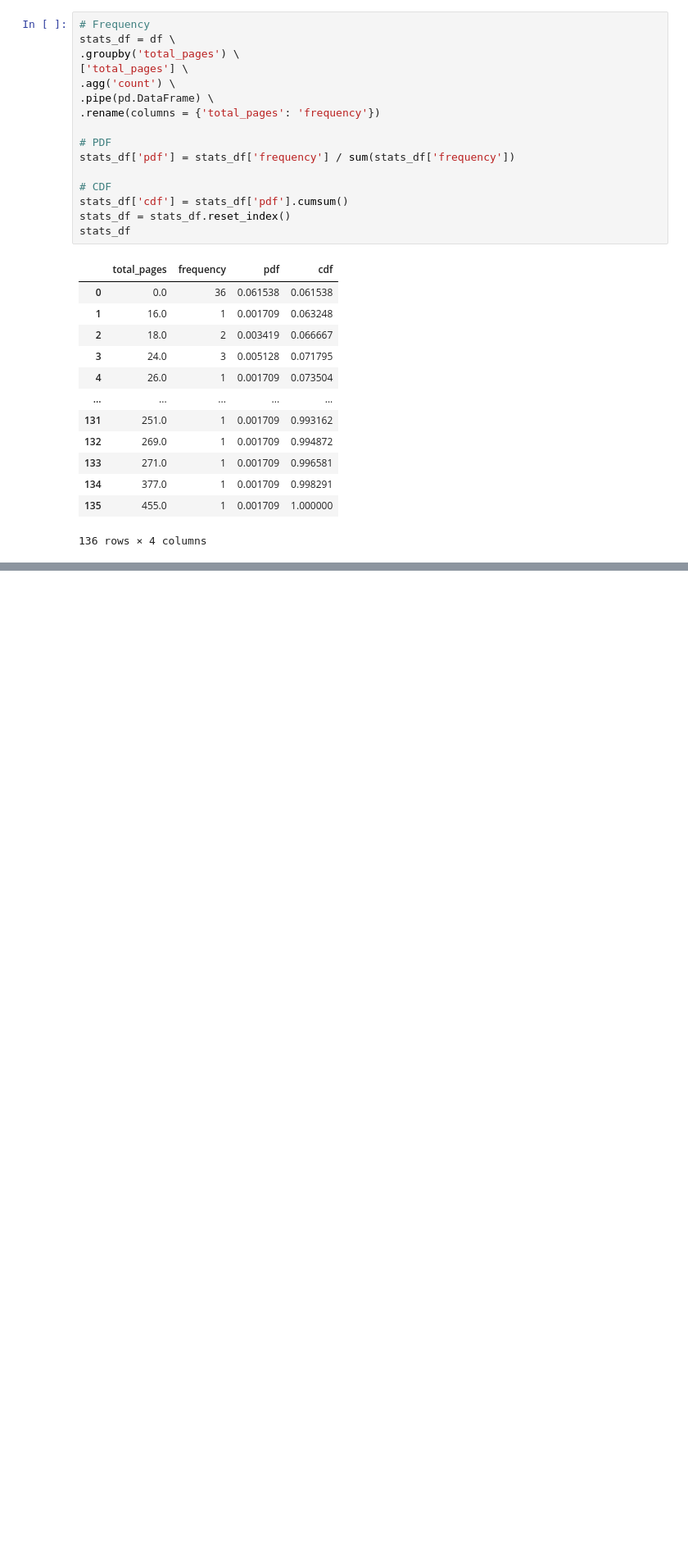
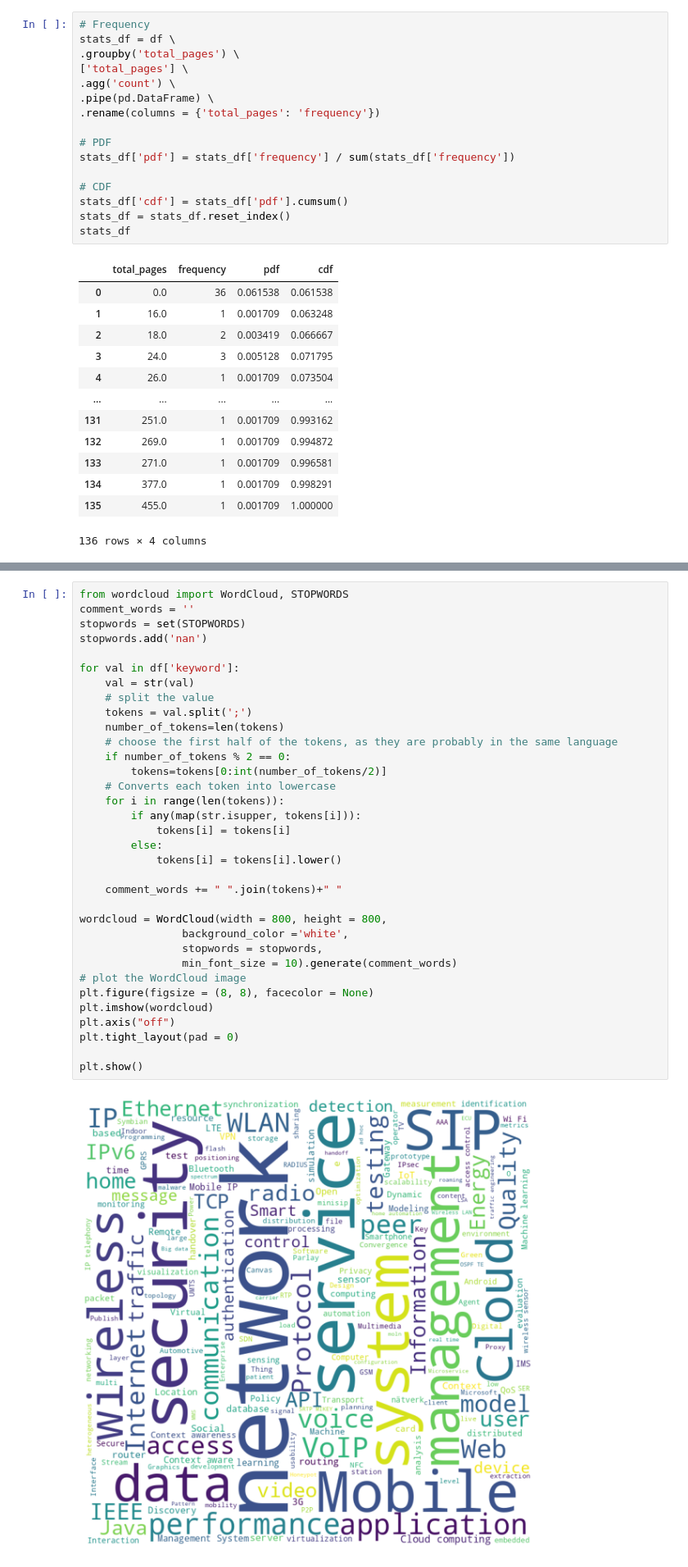
Before and after one commit to gqmaguirejr/deepnote, a Jupyter notebook: Notebook 1.ipynb, the cells around one changed output, grey strips where cells are left out. Shown at 82% size. Cells and saved outputs as stored; diff of their text form; blank space fills up the shorter version.

Commit message:
Added a wordcloud based upon the keywords.

```diff
--- a/Notebook 1.ipynb
+++ b/Notebook 1.ipynb
@@ -152,6 +154,42 @@ _deepnote_run_altair(df, """{"data":{"name":"placeholder"},"mark":{"type":"bar",
 _deepnote_run_altair(df, """{"data":{"name":"placeholder"},"mark":{"type":"point","tooltip":true},"height":220,"$schema":"https://vega.github.io/schema/vega-lite/v4.json","autosize":{"type":"fit"},"encoding":{"x":{"sort":null,"type":"nominal","field":"id","scale":{"type":"linear","zero":false}},"y":{"sort":null,"type":"quantitative","field":"total_pages","scale":{"type":"linear","zero":false}},"color":{"sort":null,"type":"nominal","field":"","scale":{"type":"linear","zero":false}}}}""")
 # %% [output]
 [interactive output not drawn]
+# %%
+from wordcloud import WordCloud, STOPWORDS
+comment_words = ''
+stopwords = set(STOPWORDS)
+stopwords.add('nan')
+
+for val in df['keyword']:
+    val = str(val)
+    # split the value
+    tokens = val.split(';')
+    number_of_tokens=len(tokens)
+    # choose the first half of the tokens, as they are probably in the same language
+    if number_of_tokens % 2 == 0:
+        tokens=tokens[0:int(number_of_tokens/2)]
+    # Converts each token into lowercase
+    for i in range(len(tokens)):
+        if any(map(str.isupper, tokens[i])):
+            tokens[i] = tokens[i]
+        else:
+            tokens[i] = tokens[i].lower()
+
+    comment_words += " ".join(tokens)+" "
+
+wordcloud = WordCloud(width = 800, height = 800,
+                background_color ='white',
+                stopwords = stopwords,
+                min_font_size = 10).generate(comment_words)
+# plot the WordCloud image
+plt.figure(figsize = (8, 8), facecolor = None)
+plt.imshow(wordcloud)
+plt.axis("off")
+plt.tight_layout(pad = 0)
+
+plt.show()
+# %% [output]
+[figure, added]
 # %% [markdown]
 <a style='text-decoration:none;line-height:16px;display:flex;color:#5B5B62;padding:10px;justify-content:end;' href='https://deepnote.com?utm_source=created-in-deepnote-cell&projectId=7ff901d2-2523-45e6-ad7c-a0ffb7dec8be' target="_blank">
 <img alt='Created in deepnote.com' style='display:inline;max-height:16px;margin:0px;margin-right:7.5px;' src='embedded-picture-1' > </img>
```
Also changed, not shown: parts of 2 cells of this notebook.
